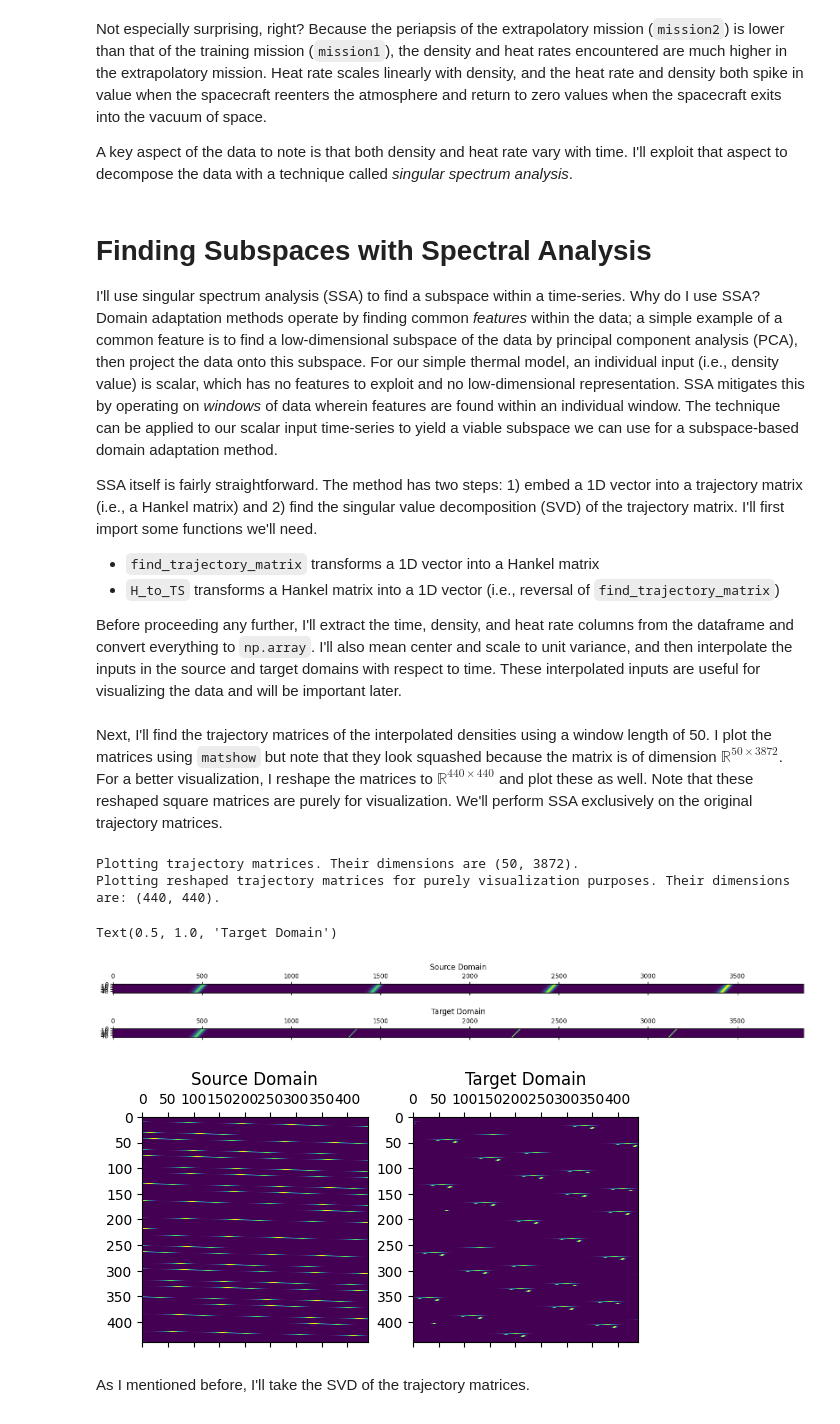
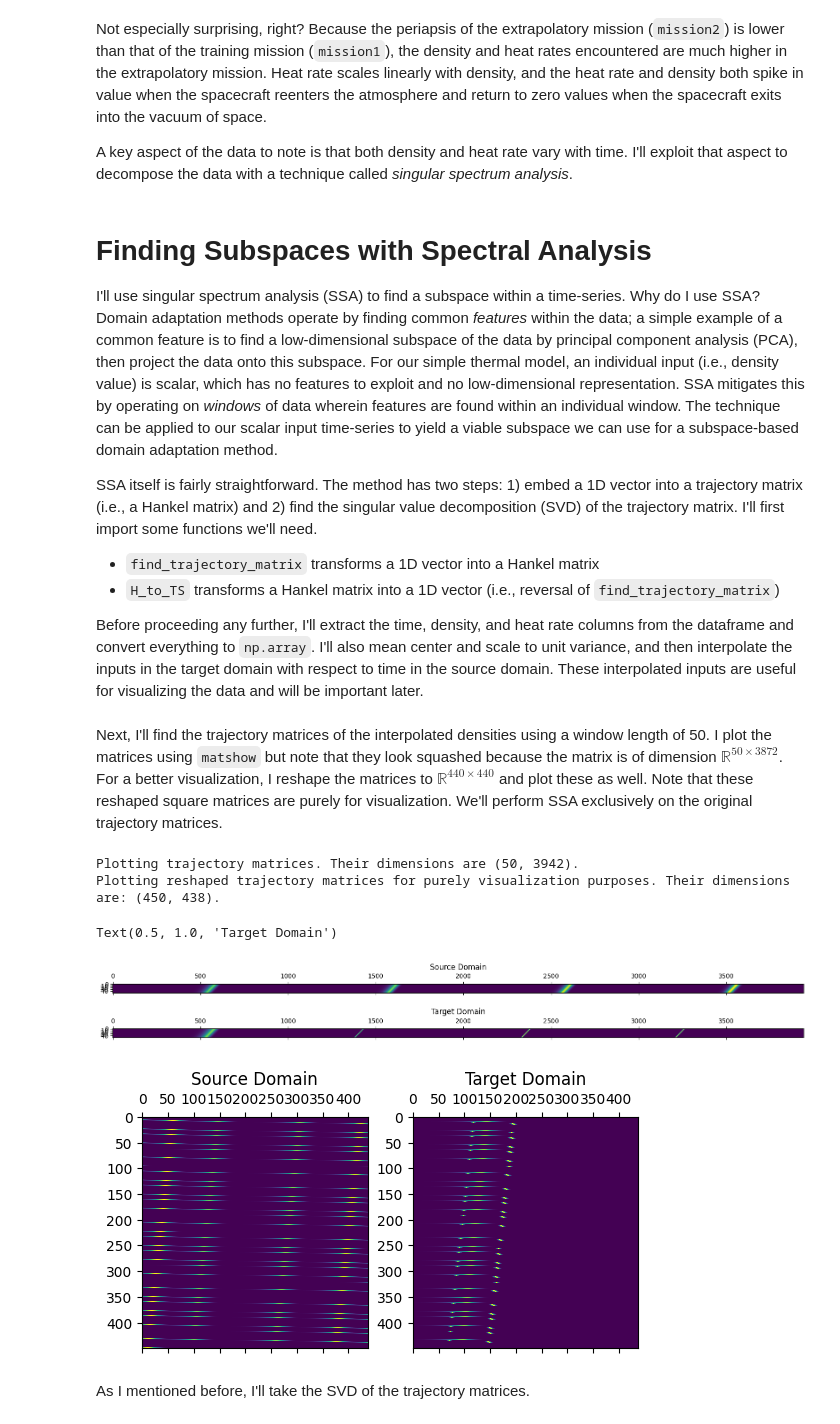
Before and after one commit to paulzwang/procrustes-subspace-adaptation, a Jupyter notebook: tutorial.ipynb, the cells around one changed output. Saved outputs shown, nothing was run; the diff lists cells and outputs as text; code cells hidden in the pictures.

```diff
--- a/tutorial.ipynb
+++ b/tutorial.ipynb
@@ -49,8 +47,9 @@ from scipy.linalg import orth
 # %% [markdown]
 My trajectory data are within the `data` folder, which I proceed to import as CSVs. I'll call the trajectory data I train on `mission1` and the extrapolatory trajectory I predict on `mission2`. Consequently, `mission1` is the source domain and `mission2` is the target domain. I then plot the density vs. time, the heat rate vs. time, and heat rate vs. density.
 # %%
-mission1_data_directory = r'data\4orbit_ra=12000_rp=100.0\Results_ctrl=0_ra=12000_rp=100.0_hl=0.150_90.0deg.csv'
-mission2_data_directory = r'data\4orbit_ra=12000_rp=92.0\Results_ctrl=0_ra=12000_rp=92.0_hl=0.150_90.0deg.csv'
+
+mission1_data_directory = r'data\4orbit_ra=12000_rp=94.0\Results_ctrl=0_ra=12000_rp=94.0_hl=0.150_90.0deg.csv'
+mission2_data_directory = r'data\4orbit_ra=12000_rp=90.0\Results_ctrl=0_ra=12000_rp=90.0_hl=0.150_90.0deg.csv'
 df1 = pd.read_csv(mission1_data_directory).drop_duplicates(subset=['time'], keep='first')
 df2 = pd.read_csv(mission2_data_directory).drop_duplicates(subset=['time'], keep='first')
 
@@ -90,9 +89,9 @@ SSA itself is fairly straightforward. The method has two steps: 1) embed a 1D ve
 - `find_trajectory_matrix` transforms a 1D vector into a Hankel matrix
 - `H_to_TS` transforms a Hankel matrix into a 1D vector (i.e., reversal of `find_trajectory_matrix`)
 
-Before proceeding any further, I'll extract the time, density, and heat rate columns from the dataframe and convert everything to `np.array`. I'll also mean center and scale to unit variance, and then interpolate the inputs in the source and target domains with respect to time. These interpolated inputs are useful for visualizing the data and will be important later.
+Before proceeding any further, I'll extract the time, density, and heat rate columns from the dataframe and convert everything to `np.array`. I'll also mean center and scale to unit variance, and then interpolate the inputs in the target domain with respect to time in the source domain. These interpolated inputs are useful for visualizing the data and will be important later.
 # %%
-from psa import find_trajectory_matrix, H_to_TS, interpolate_inputs
+from psa import find_trajectory_matrix, H_to_TS
 
 t1 = np.array(df1['time'])
 rho1 = np.array(df1['rho']).reshape(-1,1)
@@ -108,42 +107,47 @@ rho1 = scaler.fit_transform(rho1)
 rho2 = scaler.fit_transform(rho2)
 
 # Interpolate inputs
-rho1_interp, rho2_interp = interpolate_inputs(rho1,rho2,t1,t2)
+bspline = make_interp_spline(t2,rho2)
+rho1_interp = rho1
+rho2_interp = bspline(t1)
 # %% [markdown]
 Next, I'll find the trajectory matrices of the interpolated densities using a window length of 50. I plot the matrices using `matshow` but note that they look squashed because the matrix is of dimension $\mathbb{R}^{50 \times 3872}$. For a better visualization, I reshape the matrices to $\mathbb{R}^{440 \times 440}$ and plot these as well. Note that these reshaped square matrices are purely for visualization. We'll perform SSA exclusively on the original trajectory matrices.
 # %%
+L = 50 # Window length
+
 # Non-interpolated trajectory matrices
-H_rho1 = torch.tensor(find_trajectory_matrix(rho1,window_length=50),dtype=torch.float32)
-H_rho2 = torch.tensor(find_trajectory_matrix(rho2,window_length=50),dtype=torch.float32)
+H_rho1 = torch.tensor(find_trajectory_matrix(rho1,window_length=L),dtype=torch.float32)
+H_rho2 = torch.tensor(find_trajectory_matrix(rho2,window_length=L),dtype=torch.float32)
 
 # Interpolated trajectory matrices
-H_rho1_interp = find_trajectory_matrix(rho1_interp,window_length=50)
-H_rho2_interp = find_trajectory_matrix(rho2_interp,window_length=50)
+H_rho1_interp = find_trajectory_matrix(rho1_interp,window_length=L)
+H_rho2_interp = find_trajectory_matrix(rho2_interp,window_length=L)
 
 # Plotting trajectory matrices
 print(f'Plotting trajectory matrices. Their dimensions are {H_rho1_interp.shape}.')
 fig0, ax0 = plt.subplots(2,1,figsize=(20,10))
 fig0.subplots_adjust(hspace=-0.85)
 ax0[0].matshow(H_rho1_interp)
 ax0[1].matshow(H_rho2_interp)
 ax0[0].set_title('Source Domain')
 ax0[1].set_title('Target Domain')
 
 # Plotting reshaped trajectory matrices
-H_rho1_square = H_rho1_interp.reshape(440,440)
-H_rho2_square = H_rho2_interp.reshape(440,440)
+colnum = 438
+H_rho1_square = H_rho1_interp.reshape(-1,colnum)
+H_rho2_square = H_rho2_interp.reshape(-1,colnum)
 print(f'Plotting reshaped trajectory matrices for purely visualization purposes. Their dimensions are: {H_rho1_square.shape}.')
 fig1, ax1 = plt.subplots(1,2)
 ax1[0].matshow(H_rho1_square)
 ax1[1].matshow(H_rho2_square)
 ax1[0].set_title('Source Domain')
 ax1[1].set_title('Target Domain')
 # %% [output]
-Plotting trajectory matrices. Their dimensions are (50, 3872).
-Plotting reshaped trajectory matrices for purely visualization purposes. Their dimensions are: (440, 440).
+Plotting trajectory matrices. Their dimensions are (50, 3942).
+Plotting reshaped trajectory matrices for purely visualization purposes. Their dimensions are: (450, 438).
 Text(0.5, 1.0, 'Target Domain')
-[figure, old version]
+[figure, new version]
-[figure, old version]
+[figure, new version]
 # %% [markdown]
 As I mentioned before, I'll take the SVD of the trajectory matrices.
 # %%
```
Also changed, not shown: parts of 13 cells of this notebook, 3 other files.
